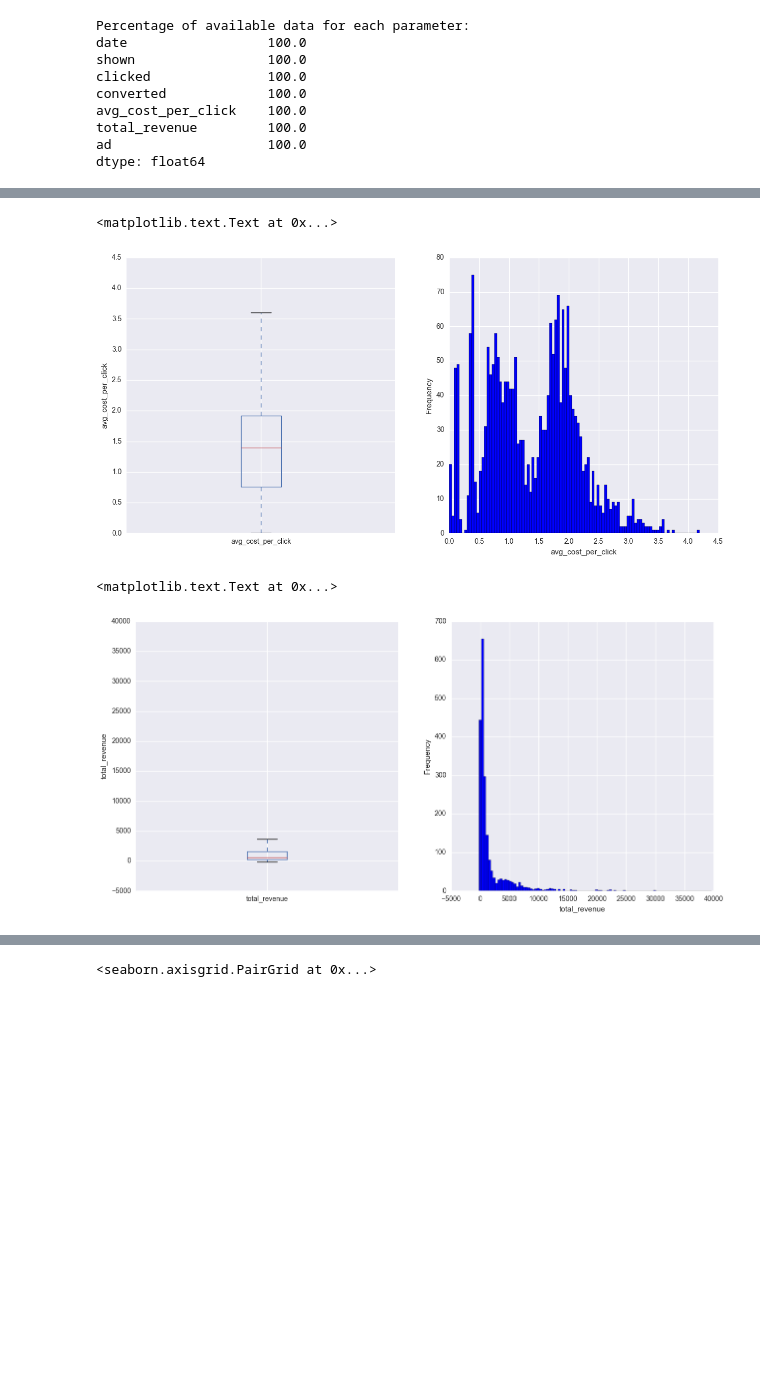
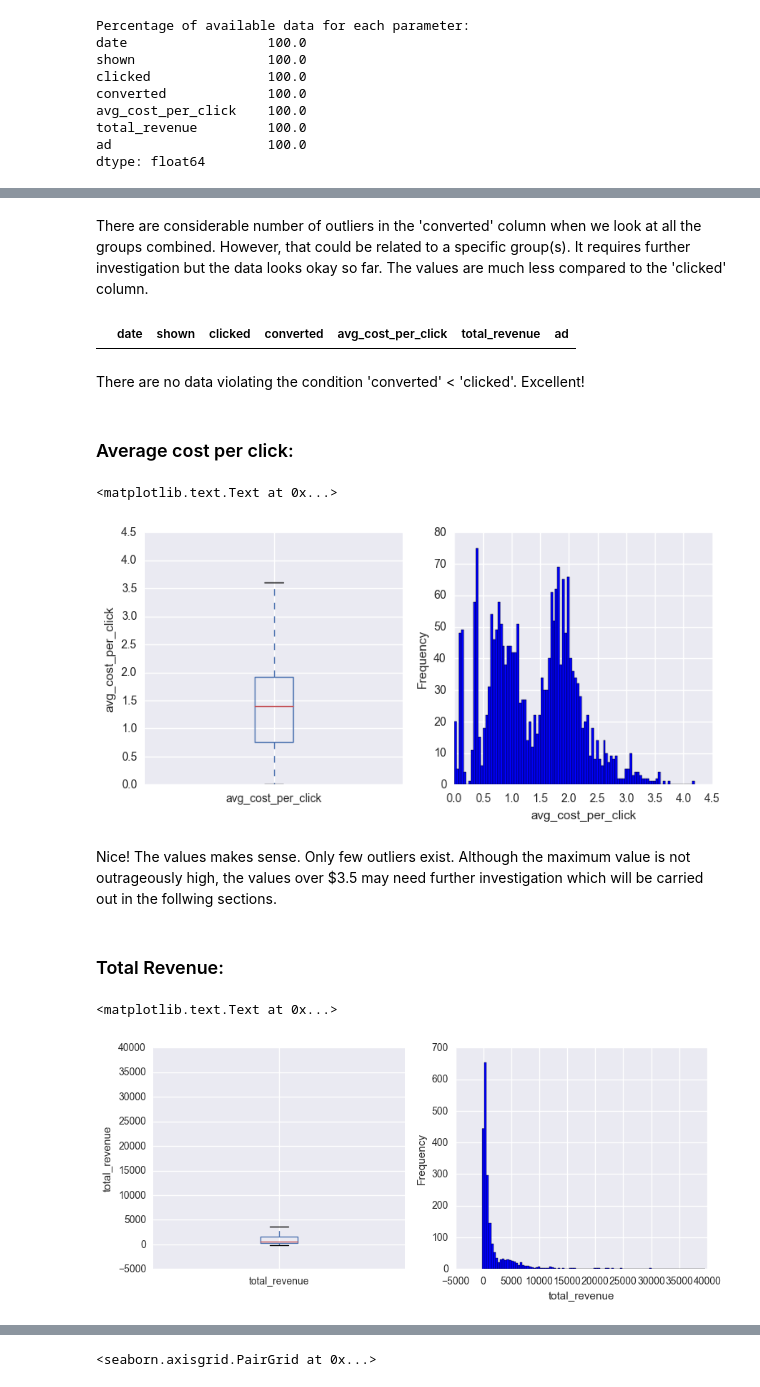
Before and after one commit to pappakrishnan/Ads-Analysis, a Jupyter notebook: Ads Analysis.ipynb, the cells around one changed output, grey strips where cells are left out. Saved outputs shown, nothing was run; the diff lists cells and outputs as text; code cells hidden in the pictures; blank space fills up the shorter version.

```diff
--- a/Ads Analysis.ipynb
+++ b/Ads Analysis.ipynb
@@ -121,0 +124,6 @@ If the date is in unacceptable format then the above step would fail. One more s
+# %%
+df['shown'] = df['shown'].astype(int)
+df['clicked'] = df['clicked'].astype(int)
+df['converted'] = df['converted'].astype(int)
+df['avg_cost_per_click'] = df['avg_cost_per_click'].astype(float)
+df['total_revenue'] = df['total_revenue'].astype(float)
@@ -152,20 +182,34 @@ axes[1].set_xlabel("converted")
+# %% [markdown]
+There are considerable number of outliers in the 'converted' column when we look at all the groups combined. However, that could be related to a specific group(s). It requires further investigation but the data looks okay so far. The values are much less compared to the 'clicked' column.
+# %%
+df[df['converted'] > df['clicked']]
+# %% [output]
+|  | date | shown | clicked | converted | avg_cost_per_click | total_revenue | ad |
+# %% [markdown]
+There are no data violating the condition 'converted' < 'clicked'. Excellent!
+# %% [markdown]
+### Average cost per click:
 # %%
 # avg_cost_per_click:
-fig, axes = plt.subplots(1, 2, figsize=(15,7))
+fig, axes = plt.subplots(1, 2, figsize=(9, 4))
 df.avg_cost_per_click.plot.box(ax = axes[0])
 df.avg_cost_per_click.plot.hist(bins = 100, ax = axes[1], color = 'blue')
 axes[0].set_ylabel("avg_cost_per_click")
 axes[1].set_xlabel("avg_cost_per_click")
 # %% [output]
 <matplotlib.text.Text at 0x...>
-[figure, old version]
+[figure, new version]
+# %% [markdown]
+Nice! The values makes sense. Only few outliers exist. Although the maximum value is not outrageously high, the values over $3.5 may need further investigation which will be carried out in the follwing sections.
+# %% [markdown]
+### Total Revenue:
 # %%
 # total_revenue:
-fig, axes = plt.subplots(1, 2, figsize=(15,7))
+fig, axes = plt.subplots(1, 2, figsize=(10, 4))
 df.total_revenue.plot.box(ax = axes[0])
 df.total_revenue.plot.hist(bins = 100, ax = axes[1], color = 'blue')
 axes[0].set_ylabel("total_revenue")
 axes[1].set_xlabel("total_revenue")
 # %% [output]
 <matplotlib.text.Text at 0x...>
-[figure, old version]
+[figure, new version]
```
Also changed, not shown: parts of 33 cells of this notebook.
